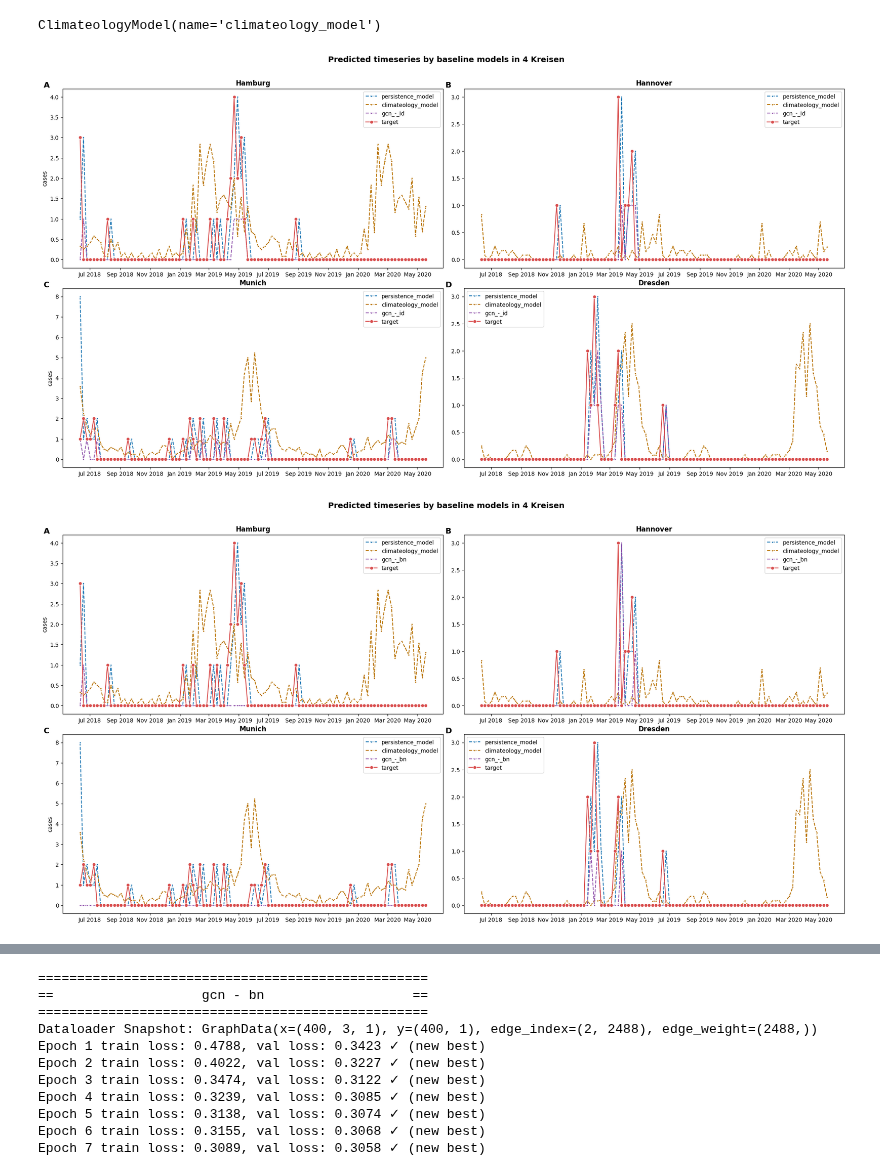
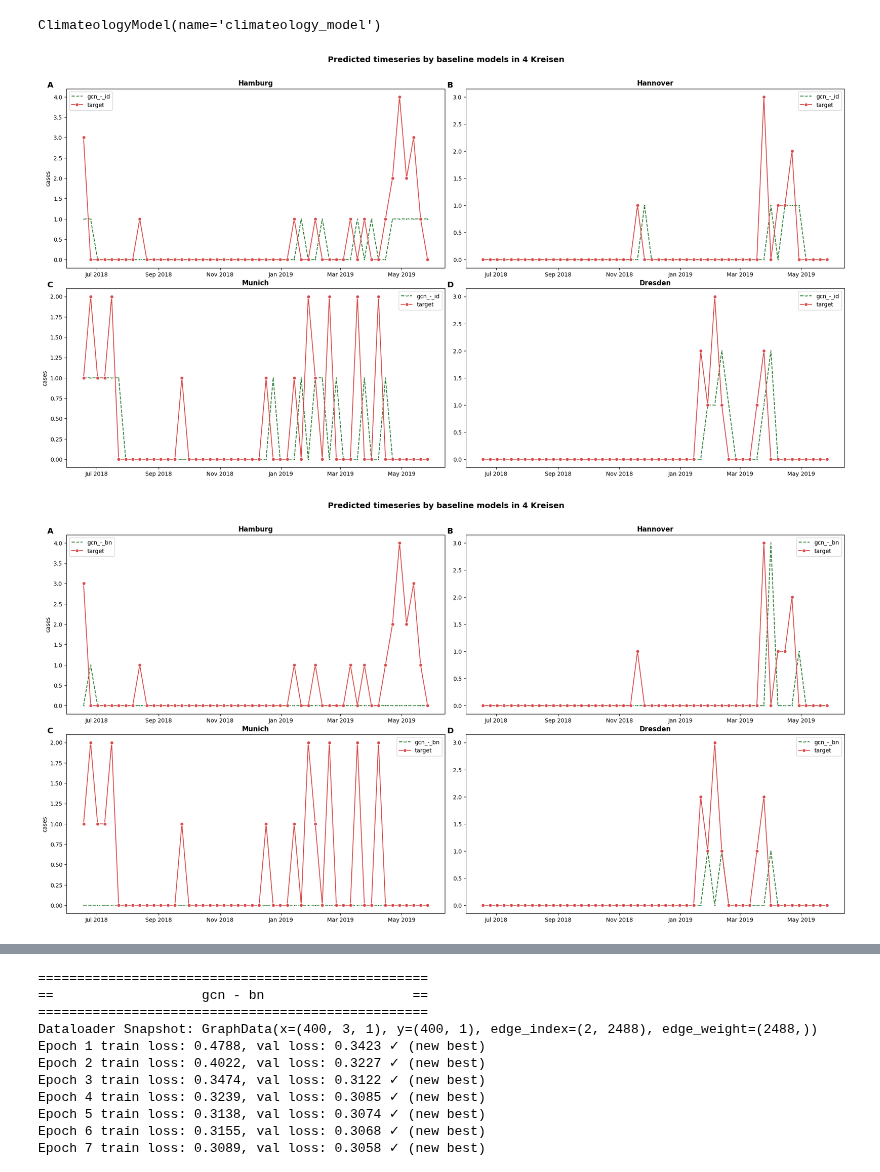
Before and after one commit to stends2001/infectious_disease_gnn, a Jupyter notebook: src/notebooks/X. predicting integers.ipynb, the cells around one changed output, grey strips where cells are left out. Cells and saved outputs as stored; diff of their text form; code cells hidden in the pictures.

```diff
--- a/src/notebooks/X. predicting integers.ipynb
+++ b/src/notebooks/X. predicting integers.ipynb
@@ -1,12 +1,12 @@
 # %%
 from src.utils import get_data_env
-from src.dataloading import EpiConfig, DataOrchestrator, GraphDataLoaderManager, ShallowDataLoaderManager
+from src.dataloading import EpiConfig, DataOrchestrator, GraphDataLoaderManager, ShallowDataLoaderManager, DeepDataLoaderManager
 from src.models import PersistenceModel, ClimateologyModel, NodeRFModel, NodeLSTMModel, GATv2Model
 
 disease_name    = 'measles'
 nuts_level      = 'nuts3'
 min_date        = '2006-05-15'
-max_date        = '2020-06-01'
+max_date        = '2019-06-01'
 split_trainval  = '2017-06-01'
 split_valtest   = '2018-06-01'
 split_berlin    = False
@@ -148,36 +112,36 @@ ClimateologyModel(name='climateology_model')
 # %%
 from src.evaluation import Evaluator
 
-evaluation = Evaluator([persistence,climateology,gcn_id]).add_evaluation()
+evaluation = Evaluator([gcn_id]).add_evaluation()
 
 
 predicted_timeseries_raw = evaluation.plotter.plot_timeseries([15,26,223,356], 0)
 
 
 
 predicted_timeseries = (predicted_timeseries_raw
         .labels.change_suptitle('Predicted timeseries by baseline models in 4 Kreisen', fontweight = 'bold', fontsize = 14)
         .labels.set_suptitle_y(y=1.05)
         .labels.change_title(title = 'Hamburg',  ax = 0, fontsize = 12, fontweight = 'bold')
         .labels.change_title(title = 'Hannover', ax = 1, fontsize = 12, fontweight = 'bold')
         .labels.change_title(title = 'Munich',   ax = 2, fontsize = 12, fontweight = 'bold')
         .labels.change_title(title = 'Dresden',  ax = 3, fontsize = 12, fontweight = 'bold')
         .labels.change_ylab('cases', ax = 0)
         .labels.change_ylab('cases', ax = 2)
         .labels.set_tag('A', y = 1.04, ax = 0)
         .labels.set_tag('B', y = 1.04, ax = 1)
         .labels.set_tag('C', y = 1.04, ax = 2)
         .labels.set_tag('D', y = 1.04, ax = 3)
         .change_figsize(20,10)
         .layout.grid('off')
         )
 predicted_timeseries.show()
 # %% [output]
-[figure, old version]
+[figure, new version]
 # %%
 from src.evaluation import Evaluator
 
-evaluation = Evaluator([persistence,climateology,gcn_bn]).add_evaluation()
+evaluation = Evaluator([gcn_bn]).add_evaluation()
 
 
 predicted_timeseries_raw = evaluation.plotter.plot_timeseries([15,26,223,356], 0)
@@ -202,7 +166,7 @@ predicted_timeseries = (predicted_timeseries_raw
         )
 predicted_timeseries.show()
 # %% [output]
-[figure, old version]
+[figure, new version]
 # %%
 full_eval = Evaluator([persistence,climateology,gcn_id,gcn_bn]).add_evaluation()
 f_merged_raw    = full_eval.plotter.plot_metric_compilation(subfig_size = (8,4));
```
Also changed, not shown: parts of 3 cells of this notebook, 8 other files.
